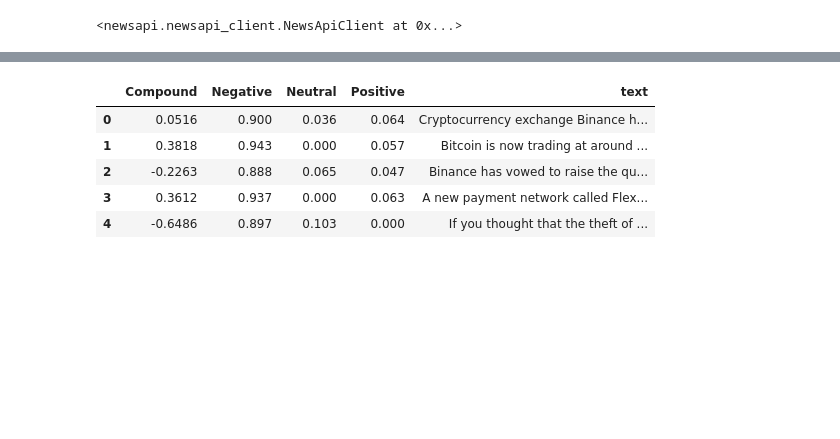
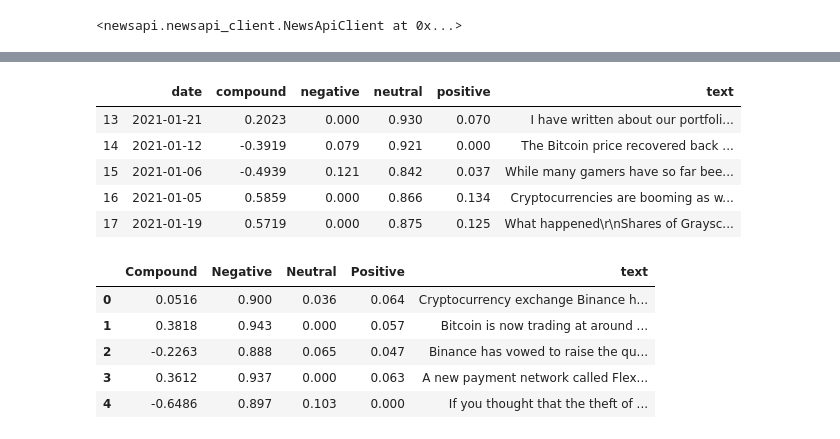
Before and after one commit to GonzaloGarciaContreras/hw12-nlp, a Jupyter notebook: code/crypto_sentiment_ggc.ipynb, the cells around one changed output, grey strips where cells are left out. Cells and saved outputs as stored; diff of their text form; code cells hidden in the pictures; blank space fills up the shorter version.

```diff
--- a/code/crypto_sentiment_ggc.ipynb
+++ b/code/crypto_sentiment_ggc.ipynb
@@ -123 +171,47 @@ ethereum_articles
+# %%
+# Vader sentiment
+# Create the Bitcoin sentiment scores DataFrame
+#
+
+# Create the sentiment scores DataFrame
+ethereum_sentiments = []
+
+for article in ethereum_articles["articles"]:
+    try:
+        text = article["content"]
+        date = article["publishedAt"][:10]
+        sentiment = analyzer.polarity_scores(text)
+        compound = sentiment["compound"]
+        pos = sentiment["pos"]
+        neu = sentiment["neu"]
+        neg = sentiment["neg"]
+
+        ethereum_sentiments.append({
+            "text": text,
+            "date": date,
+            "compound": compound,
+            "positive": pos,
+            "negative": neg,
+            "neutral": neu
+
+        })
+
+    except AttributeError:
+        pass
+
+# Create DataFrame
+ethereum_df = pd.DataFrame(ethereum_sentiments)
+
+# Reorder DataFrame columns
+cols = ["date", "compound", "negative", "neutral", "positive", "text"]
+ethereum_df = ethereum_df[cols]
+
+ethereum_df.tail()
+# %% [output]
+|  | date | compound | negative | neutral | positive | text |
+| 13 | 2021-01-21 | 0.2023 | 0.000 | 0.930 | 0.070 | I have written about our portfoli... |
+| 14 | 2021-01-12 | -0.3919 | 0.079 | 0.921 | 0.000 | The Bitcoin price recovered back ... |
+| 15 | 2021-01-06 | -0.4939 | 0.121 | 0.842 | 0.037 | While many gamers have so far bee... |
+| 16 | 2021-01-05 | 0.5859 | 0.000 | 0.866 | 0.134 | Cryptocurrencies are booming as w... |
+| 17 | 2021-01-19 | 0.5719 | 0.000 | 0.875 | 0.125 | What happened\r\nShares of Graysc... |
 # %%
```
Also changed, not shown: parts of 10 cells of this notebook.
